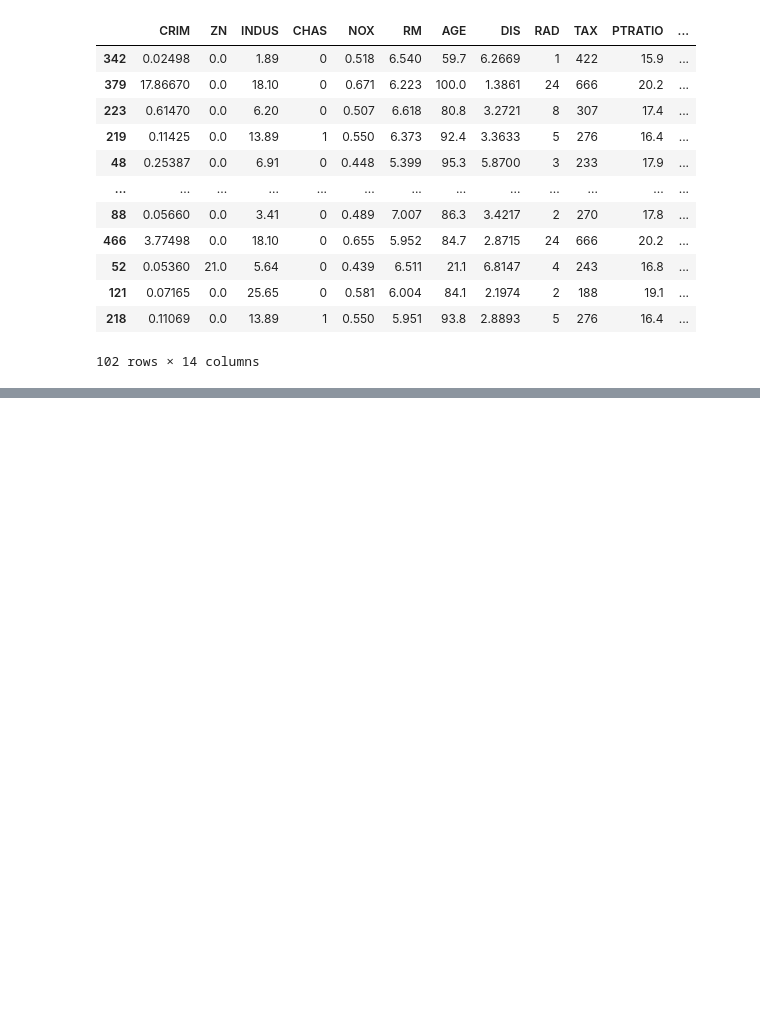
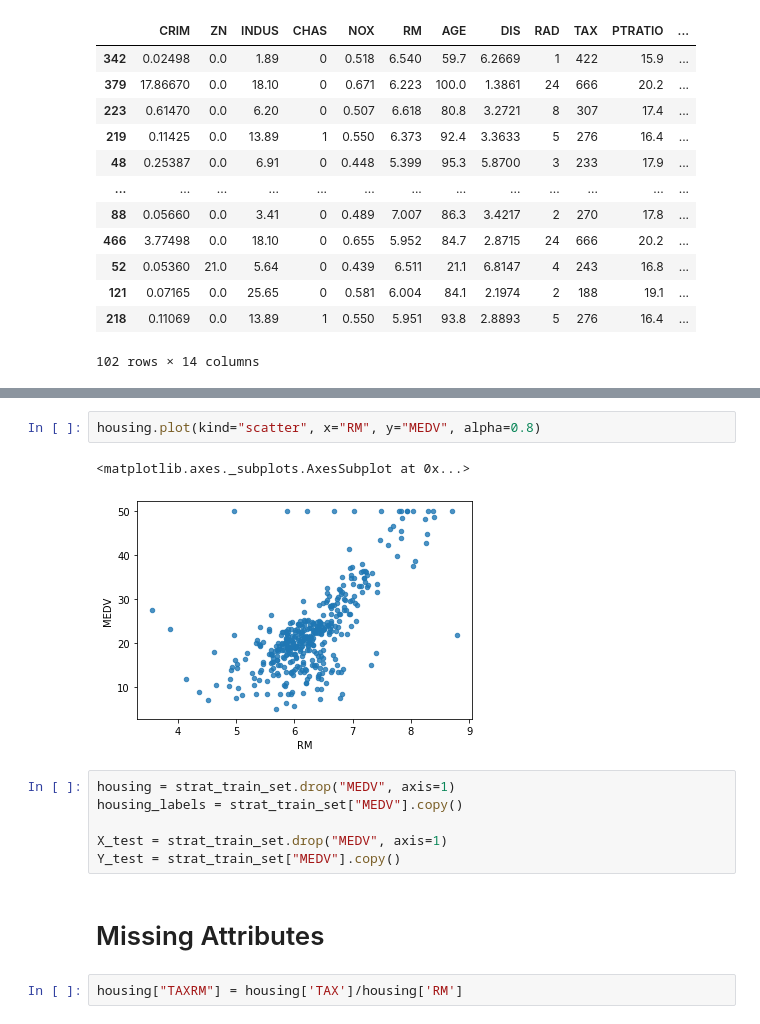
Before and after one commit to alokdeka/ML, a Jupyter notebook: Real Estate.ipynb, the cells around one changed output, grey strips where cells are left out. Drawn from its saved outputs; the diff is of its cells as text; blank space fills up the shorter version.

```diff
--- a/Real Estate.ipynb
+++ b/Real Estate.ipynb
@@ -102,0 +161,15 @@ strat_test_set
+# %%
+housing.plot(kind="scatter", x="RM", y="MEDV", alpha=0.8)
+# %% [output]
+<matplotlib.axes._subplots.AxesSubplot at 0x...>
+[figure, added]
+# %%
+housing = strat_train_set.drop("MEDV", axis=1)
+housing_labels = strat_train_set["MEDV"].copy()
+
+X_test = strat_train_set.drop("MEDV", axis=1)
+Y_test = strat_train_set["MEDV"].copy()
+# %% [markdown]
+# Missing Attributes
+# %%
+housing["TAXRM"] = housing['TAX']/housing['RM']
```
Also changed, not shown: parts of 40 cells of this notebook, 3 other files.
